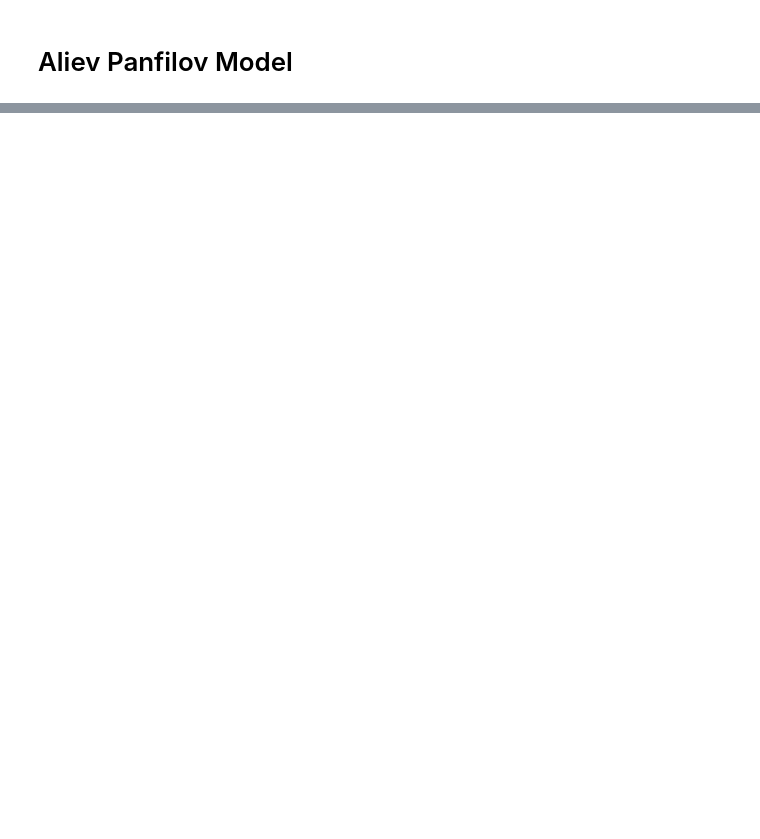
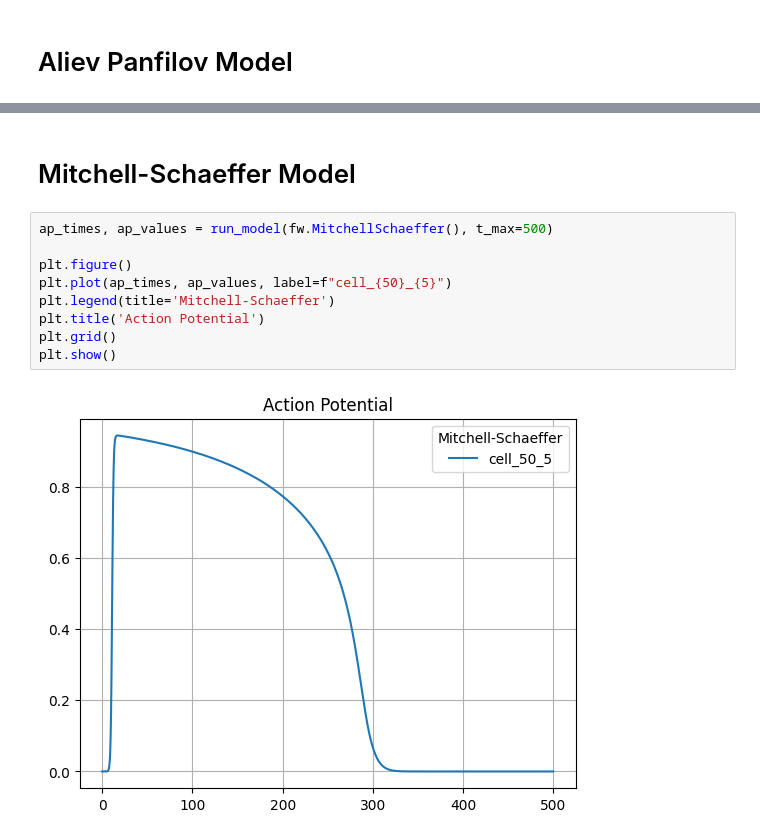
Before and after one commit to finitewave/Finitewave, a Jupyter notebook: Tutorials/CardiacModels.ipynb, the cells around one changed output, grey strips where cells are left out. Cells and saved outputs as stored; diff of their text form; blank space fills up the shorter version.

```diff
--- a/Tutorials/CardiacModels.ipynb
+++ b/Tutorials/CardiacModels.ipynb
@@ -52 +62,14 @@ plt.show()
+# %% [markdown]
+# Mitchell-Schaeffer Model
+# %%
+ap_times, ap_values = run_model(fw.MitchellSchaeffer(), t_max=500)
+
+plt.figure()
+plt.plot(ap_times, ap_values, label=f"cell_{50}_{5}")
+plt.legend(title='Mitchell-Schaeffer')
+plt.title('Action Potential')
+plt.grid()
+plt.show()
+# %% [output]
+[figure, added]
 # %% [markdown]
```
Also changed, not shown: parts of 14 cells of this notebook, 39 other files.
